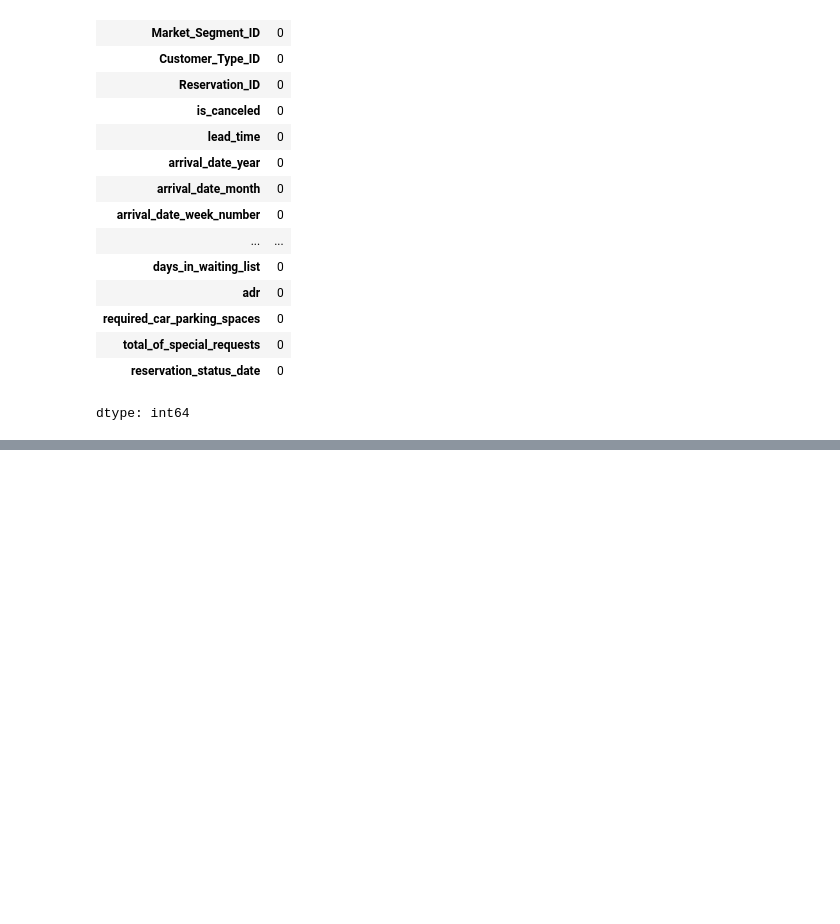
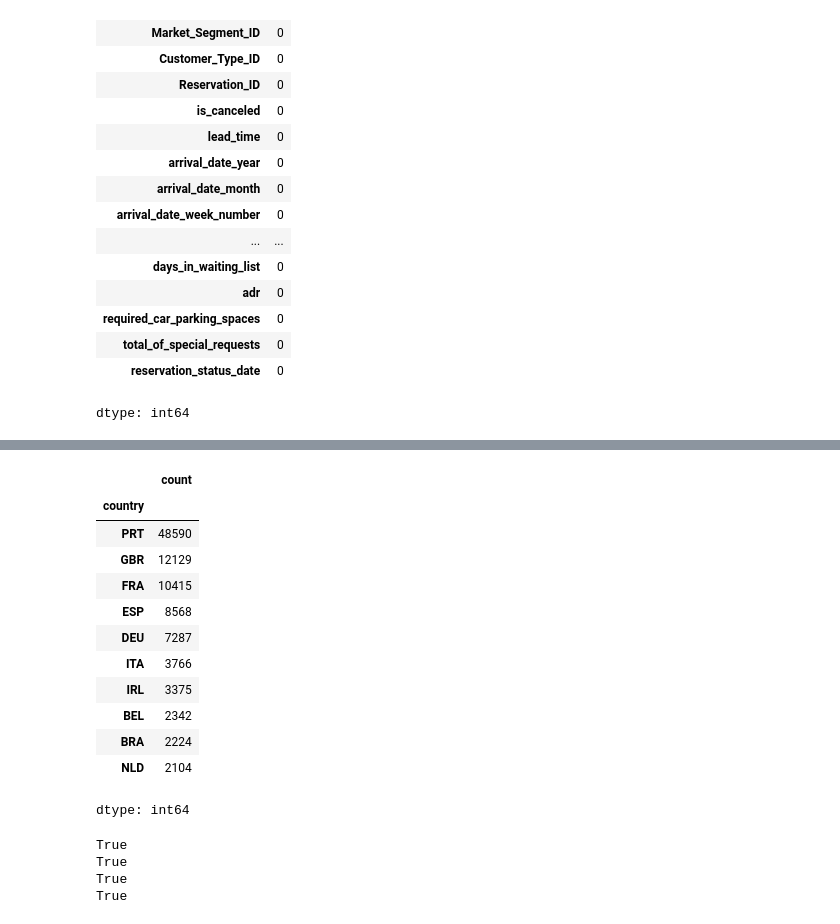
Before and after one commit to ahchu2525/capstone-hosp, a Jupyter notebook: clean.ipynb, the cells around one changed output, grey strips where cells are left out. Drawn from its saved outputs; the diff is of its cells as text; code cells hidden in the pictures; blank space fills up the shorter version.

```diff
--- a/clean.ipynb
+++ b/clean.ipynb
@@ -153,0 +198,26 @@ dtype: int64
+# %%
+bookings['country'].value_counts().head(10)
+# %% [output]
+|  | count |
+| country |  |
+| PRT | 48590 |
+| GBR | 12129 |
+| FRA | 10415 |
+| ESP | 8568 |
+| DEU | 7287 |
+| ITA | 3766 |
+| IRL | 3375 |
+| BEL | 2342 |
+| BRA | 2224 |
+| NLD | 2104 |
+dtype: int64
+# %%
+print(bookings['Hotel_ID'].isin(hotels['Hotel_ID']).all())
+print(bookings['Market_Segment_ID'].isin(segments['Market_Segment_ID']).all())
+print(bookings['Customer_Type_ID'].isin(customer_types['Customer_Type_ID']).all())
+print(bookings['Reservation_ID'].isin(status['Reservation_ID']).all())
+# %% [output]
+True
+True
+True
+True
```
Also changed, not shown: parts of 7 cells of this notebook.
